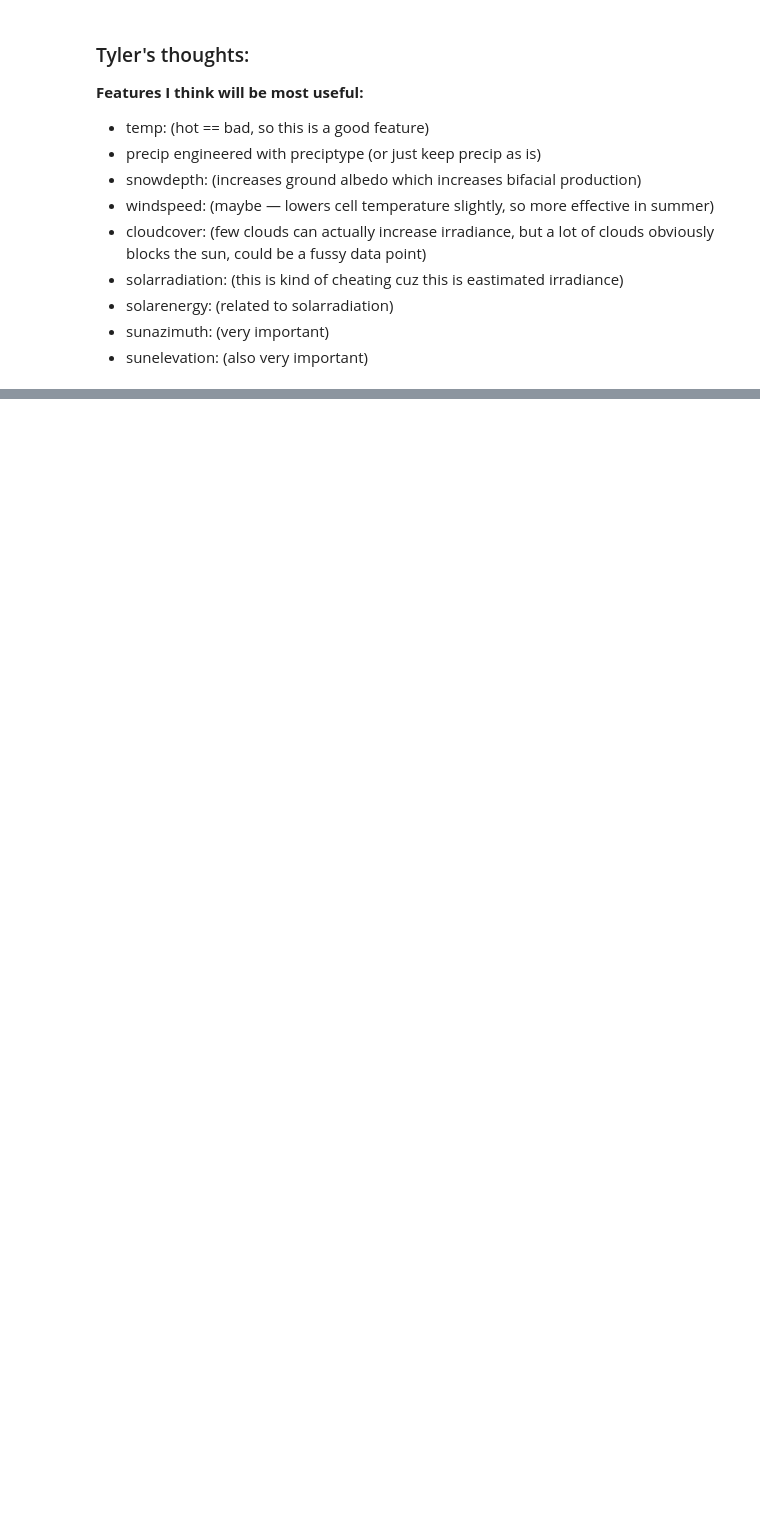
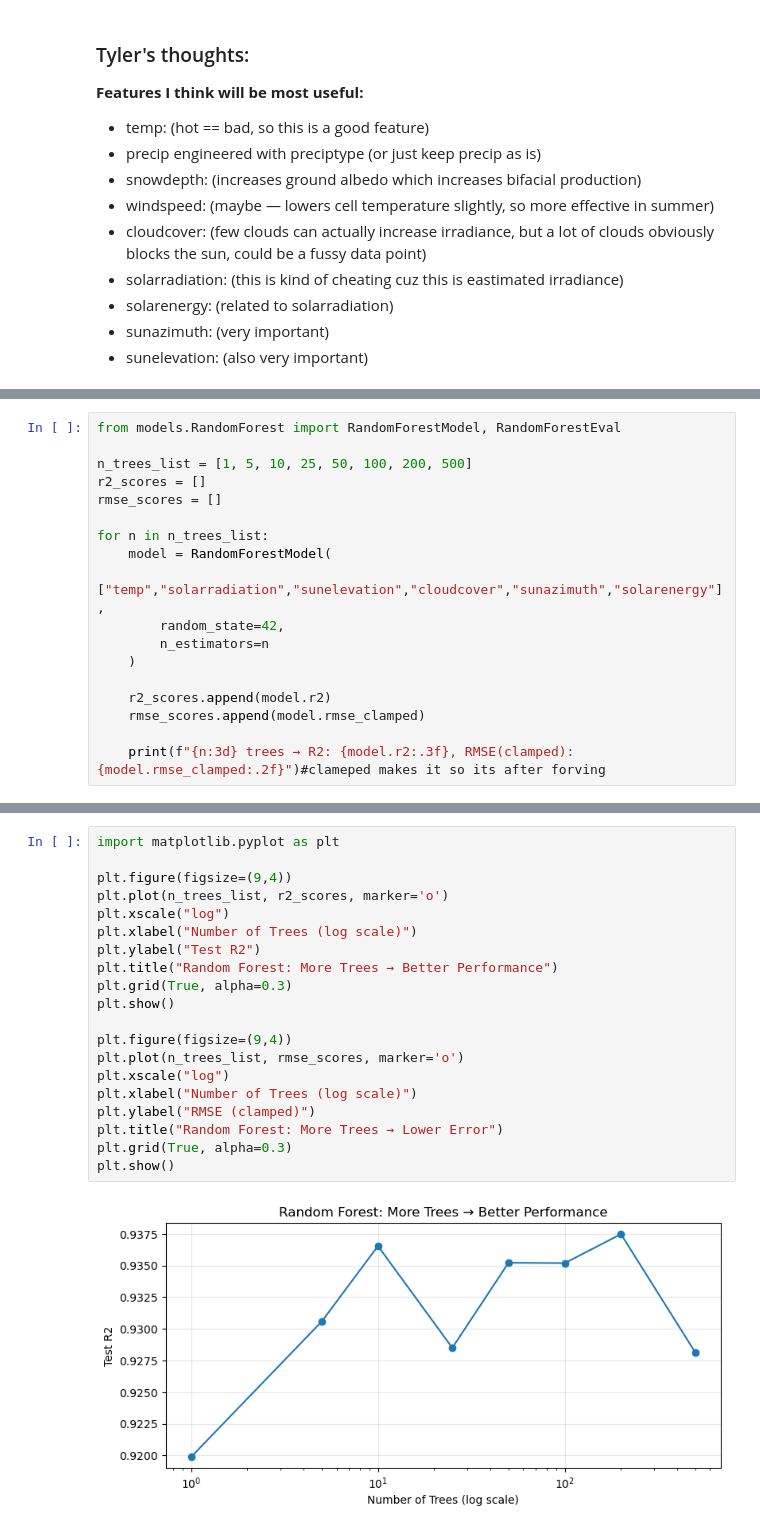
Before and after one commit to khakis23/JuniorDesignP1, a Jupyter notebook: main.ipynb, the cells around one changed output, grey strips where cells are left out. Saved outputs shown, nothing was run; the diff lists cells and outputs as text; blank space fills up the shorter version.

```diff
--- a/main.ipynb
+++ b/main.ipynb
@@ -264,0 +296,18 @@ TypeError: got an unexpected keyword argument 'squared'
+# %%
+from models.RandomForest import RandomForestModel, RandomForestEval
+
+n_trees_list = [1, 5, 10, 25, 50, 100, 200, 500]
+r2_scores = []
+rmse_scores = []
+
+for n in n_trees_list:
+    model = RandomForestModel(
+        ["temp","solarradiation","sunelevation","cloudcover","sunazimuth","solarenergy"],
+        random_state=42,
+        n_estimators=n
+    )
+
+    r2_scores.append(model.r2)
+    rmse_scores.append(model.rmse_clamped)
+
+    print(f"{n:3d} trees → R2: {model.r2:.3f}, RMSE(clamped): {model.rmse_clamped:.2f}")#clameped makes it so its after forving
@@ -264,0 +323,22 @@ TypeError: got an unexpected keyword argument 'squared'
+# %%
+import matplotlib.pyplot as plt
+
+plt.figure(figsize=(9,4))
+plt.plot(n_trees_list, r2_scores, marker='o')
+plt.xscale("log")
+plt.xlabel("Number of Trees (log scale)")
+plt.ylabel("Test R2")
+plt.title("Random Forest: More Trees → Better Performance")
+plt.grid(True, alpha=0.3)
+plt.show()
+
+plt.figure(figsize=(9,4))
+plt.plot(n_trees_list, rmse_scores, marker='o')
+plt.xscale("log")
+plt.xlabel("Number of Trees (log scale)")
+plt.ylabel("RMSE (clamped)")
+plt.title("Random Forest: More Trees → Lower Error")
+plt.grid(True, alpha=0.3)
+plt.show()
+# %% [output]
+[figure, added]
```
Also changed, not shown: parts of 10 cells of this notebook, 2 other files.
